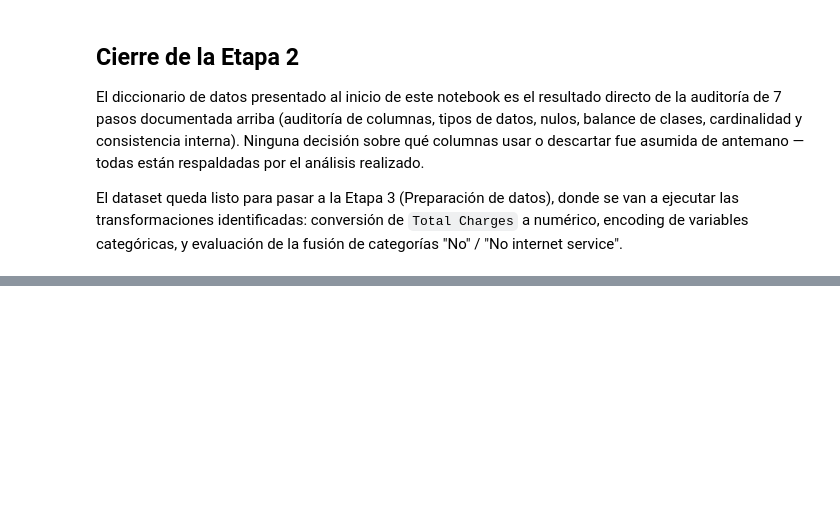
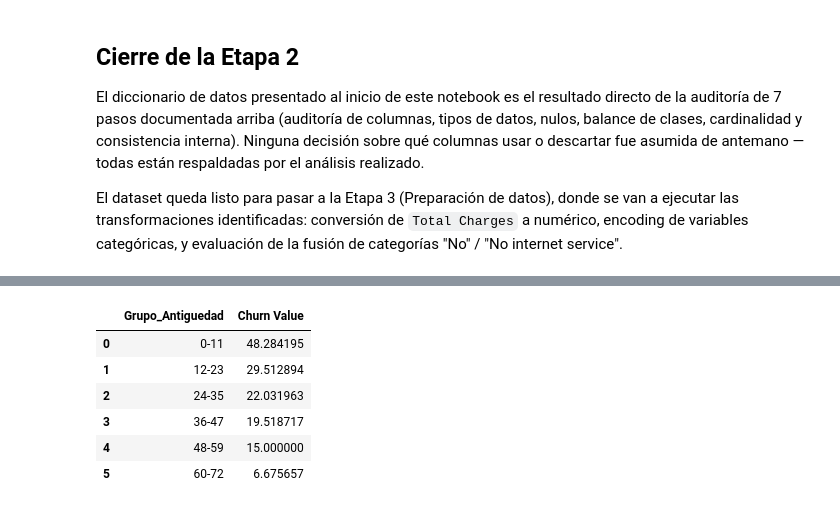
Before and after one commit to SantiagoScozziero7/telco-customer-churn-prediction, a Jupyter notebook: notebooks/01_comprension_negocio_y_datos.ipynb, the cells around one changed output, grey strips where cells are left out. Drawn from its saved outputs; the diff is of its cells as text; code cells hidden in the pictures; blank space fills up the shorter version.

```diff
--- a/notebooks/01_comprension_negocio_y_datos.ipynb
+++ b/notebooks/01_comprension_negocio_y_datos.ipynb
@@ -373,0 +468,6 @@ internet service".
+# %%
+df['Grupo_Antiguedad'] = pd.cut(
+    df['Tenure Months'],
+    bins=[-1, 11, 23, 35, 47, 59, 72],
+    labels=['0-11', '12-23', '24-35', '36-47', '48-59', '60-72']
+)
@@ -373,0 +491,12 @@ internet service".
+# %%
+churn_por_antiguedad = df.groupby('Grupo_Antiguedad')['Churn Value'].mean().reset_index()
+churn_por_antiguedad['Churn Value'] = churn_por_antiguedad['Churn Value'] * 100
+churn_por_antiguedad
+# %% [output]
+|  | Grupo_Antiguedad | Churn Value |
+| 0 | 0-11 | 48.284195 |
+| 1 | 12-23 | 29.512894 |
+| 2 | 24-35 | 22.031963 |
+| 3 | 36-47 | 19.518717 |
+| 4 | 48-59 | 15.000000 |
+| 5 | 60-72 | 6.675657 |
```
Also changed, not shown: parts of 23 cells of this notebook, 5 other files.
